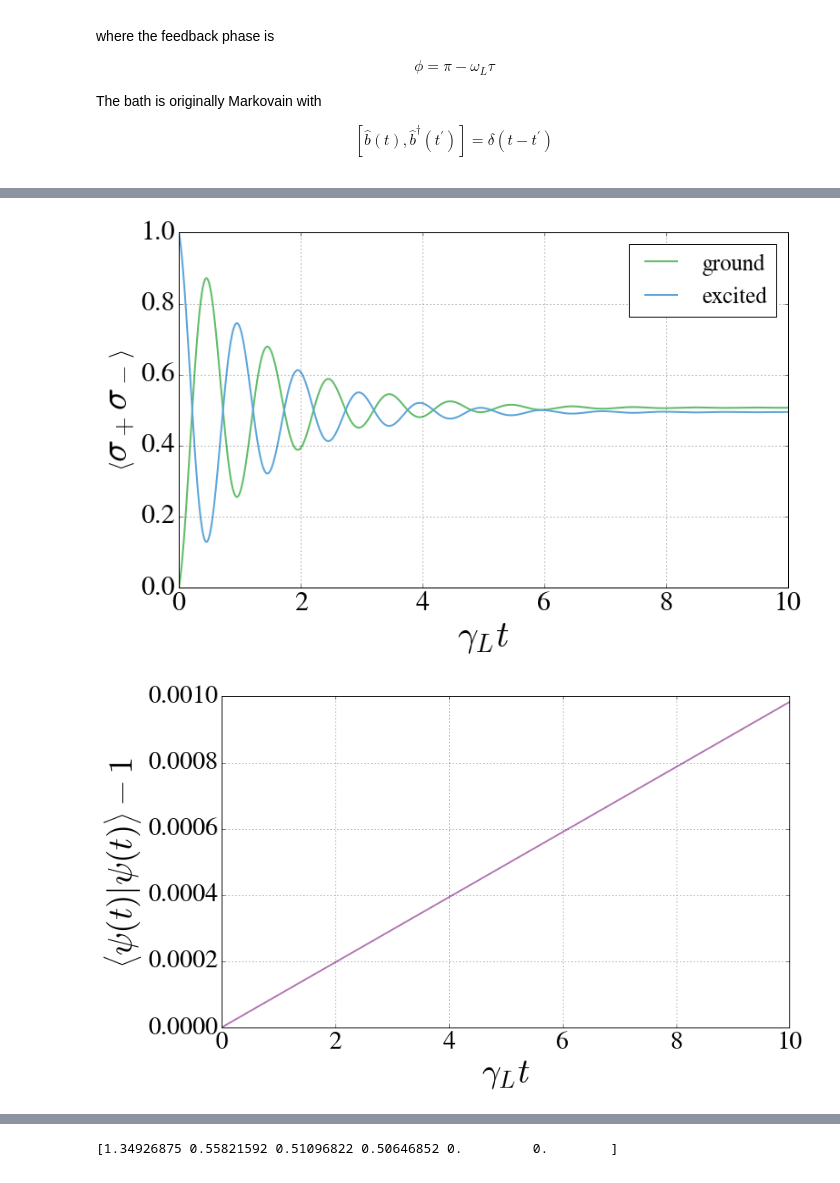
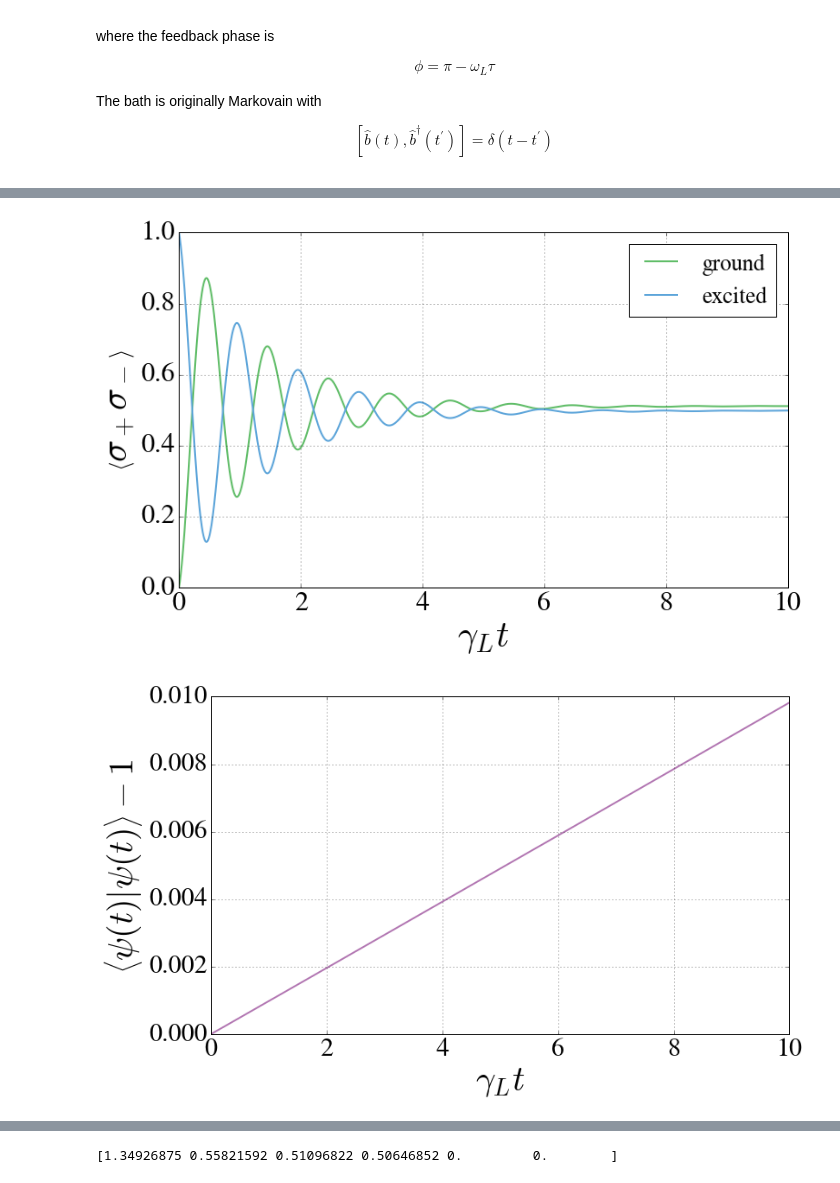
Before and after one commit to nemetniki/Kerr, a Jupyter notebook: MPS trial.ipynb, the cells around one changed output, grey strips where cells are left out. Drawn from its saved outputs; the diff is of its cells as text; code cells hidden in the pictures.

```diff
--- a/MPS trial.ipynb
+++ b/MPS trial.ipynb
@@ -86,7 +86,7 @@ Let us consider a TLS on a waveguide. We need up to 4 photons in the environment
 # %%
 #index in the init list = timebin index: 0=16, ..., 15=1, 16=0, 17=S, 18=-1, 19=-2, 20=-3
 start = time.time()
-endt=1000000
+endt=100000
 init = [0]*endt
 l=3
 initTLS = np.array([0,1]) #starting at |e>
@@ -95,8 +95,8 @@ initenv[0] = 1
 
 gamma_L = 10.
 Om_TLS  = 10.*np.pi#*gamma_L
-Delta_T = 0.0
-dt      = .000001
+Delta_T = 1.0
+dt      = .00001
 # Initial state of the system
 init[endt-4] = initTLS
 
@@ -266,2 +266,2 @@ elapsed time: 00:20:01
 [figure]
-[figure, old version]
+[figure, new version]
```
Also changed, not shown: parts of 2 cells of this notebook.
